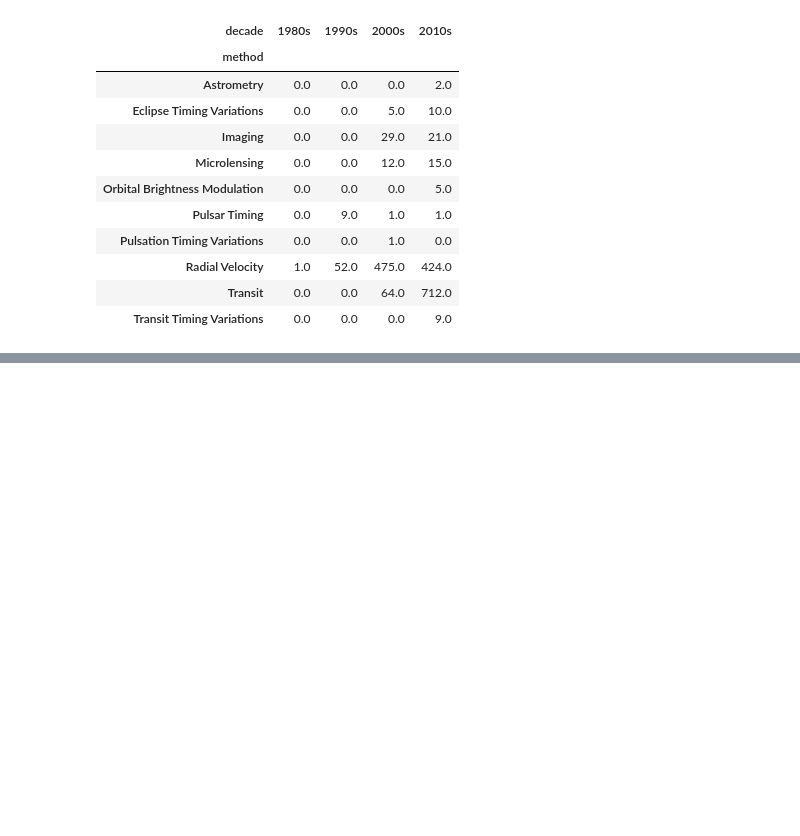
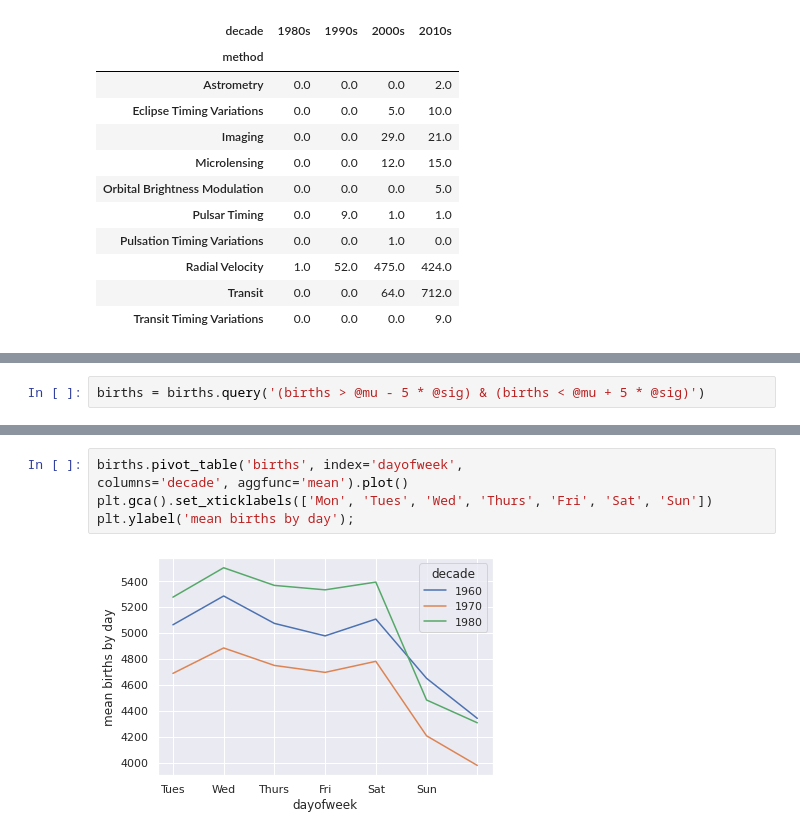
Before and after one commit to LuanDaSilva/PythonDS, a Jupyter notebook: Pandas Tutorial.ipynb, the cells around one changed output, grey strips where cells are left out. Drawn from its saved outputs; the diff is of its cells as text; blank space fills up the shorter version.

```diff
--- a/Pandas Tutorial.ipynb
+++ b/Pandas Tutorial.ipynb
@@ -2260,0 +2368,2 @@ planets.groupby(['method', decade])['number'].sum().unstack().fillna(0)
+# %%
+births = births.query('(births > @mu - 5 * @sig) & (births < @mu + 5 * @sig)')
@@ -2260,0 +2389,7 @@ planets.groupby(['method', decade])['number'].sum().unstack().fillna(0)
+# %%
+births.pivot_table('births', index='dayofweek',
+columns='decade', aggfunc='mean').plot()
+plt.gca().set_xticklabels(['Mon', 'Tues', 'Wed', 'Thurs', 'Fri', 'Sat', 'Sun'])
+plt.ylabel('mean births by day');
+# %% [output]
+[figure, added]
```
Also changed, not shown: parts of 65 cells of this notebook.
